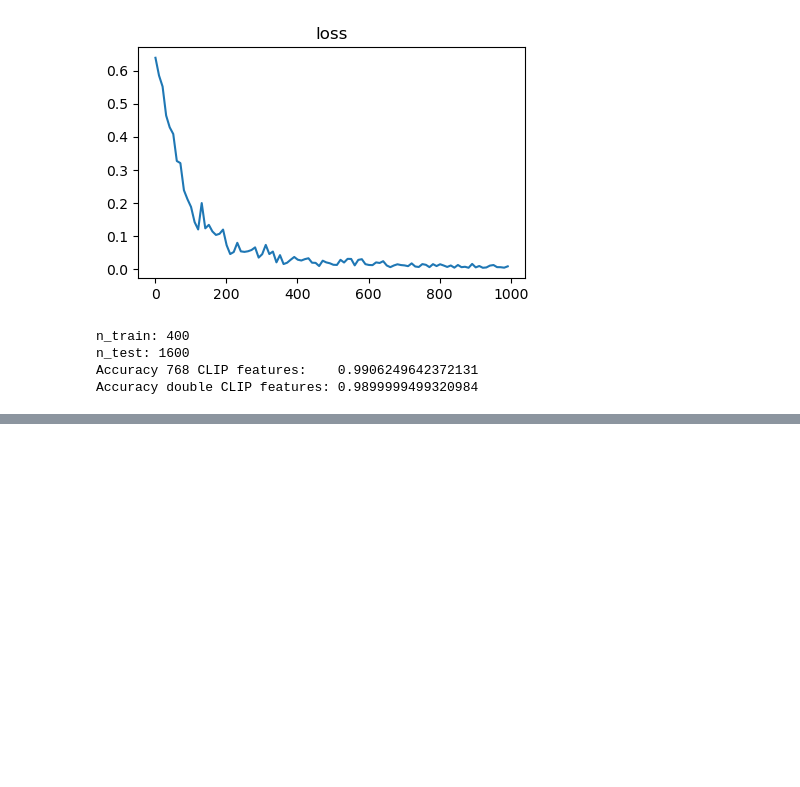
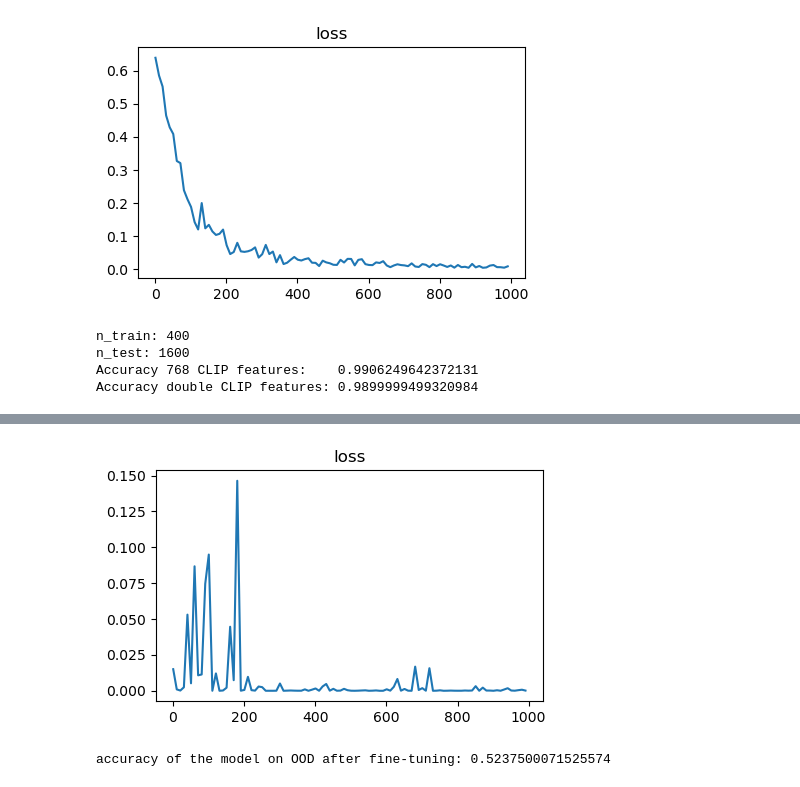
Before and after one commit to LucasSLD/generated_image_detection, a Jupyter notebook: src/model/train.ipynb, the cells around one changed output, grey strips where cells are left out. Drawn from its saved outputs; the diff is of its cells as text; code cells hidden in the pictures; blank space fills up the shorter version.

```diff
--- a/src/model/train.ipynb
+++ b/src/model/train.ipynb
@@ -441,8 +479,10 @@ print(acc)
 device = "cuda:1"
 model = MultiClassClassifier(n_classes=2,n_features=CLIP_FEATURE_DIM).to(device=device)
 model_double = MultiClassClassifier(n_classes=2,n_features=CLIP_FEATURE_DIM*2).to(device=device)
+model_diff = MultiClassClassifier(n_classes=2,n_features=CLIP_FEATURE_DIM).to(device=device)
 model.train()
 model_double.train()
+model_diff.train()
 # model.load_state_dict(torch.load("./checkpoints/binary_epochs=1000_loss=0.02289319783449173.pt"))
 
 lr = 1e-3
@@ -452,6 +492,7 @@ n_epochs = 1000
 loss_fn = nn.CrossEntropyLoss()
 optimizer = torch.optim.SGD(model.parameters(), lr=lr)
 optimizer2 = torch.optim.SGD(model_double.parameters(), lr=lr)
+optimizer3 = torch.optim.SGD(model_diff.parameters(), lr=lr)
 
 rng = torch.Generator().manual_seed(SEED)
 
@@ -579,0 +632,5 @@ Accuracy double CLIP features: 0.9899999499320984
+# %%
+device = "cuda:1"
+model = MultiClassClassifier(n_classes=2).to(device)
+model.load_state_dict(torch.load("checkpoints/binary_epochs=1000_loss=0.04426886886358261_filtered.pt"))
+model.eval()
@@ -579,0 +652,29 @@ Accuracy double CLIP features: 0.9899999499320984
+# %%
+lr = 1e-3
+batch_size = 64
+n_epochs = 1000
+
+loss_fn = nn.CrossEntropyLoss()
+optimizer = torch.optim.SGD(model.parameters(), lr=lr)
+
+model.train()
+rng = torch.Generator().manual_seed(SEED)
+data = RealFakePairs(load_from_disk=True,path="/data4/saland/data/real_fake_pairs_1090.pt")
+train_loader = DataLoader(data,batch_size=batch_size,shuffle=True,generator=rng)
+# %%
+loss_history = []
+for epoch in range(1,n_epochs+1):
+    for idx, batch in enumerate(train_loader):
+        # prediction and loss
+        pred = model((batch["features"]).to(device))
+        loss = loss_fn(pred,batch["label"].type(torch.LongTensor).to(device))
+
+        # backpropagation
+        loss.backward()
+        optimizer.step()
+        optimizer.zero_grad()
+
+    loss, current = loss.item(), idx*batch_size + len(batch["features"])
+    if epoch%10 == 0 and epoch > 0:
+        loss_history.append(loss)
+        print(f"loss: {loss:>7f}  [{epoch:>5d}/{n_epochs:>5d}]")
@@ -579,0 +699,9 @@ Accuracy double CLIP features: 0.9899999499320984
+# %%
+plot_loss_history(loss_history=loss_history,n_epochs=n_epochs,title="loss")
+# %% [output]
+[figure, added]
+# %%
+acc = model.get_model_accuracy_binary(data_test.features,data_test.label,device,True)
+print("accuracy of the model on OOD after fine-tuning:",acc)
+# %% [output]
+accuracy of the model on OOD after fine-tuning: 0.5237500071525574
```
Also changed, not shown: parts of 24 cells of this notebook, 7 other files.
